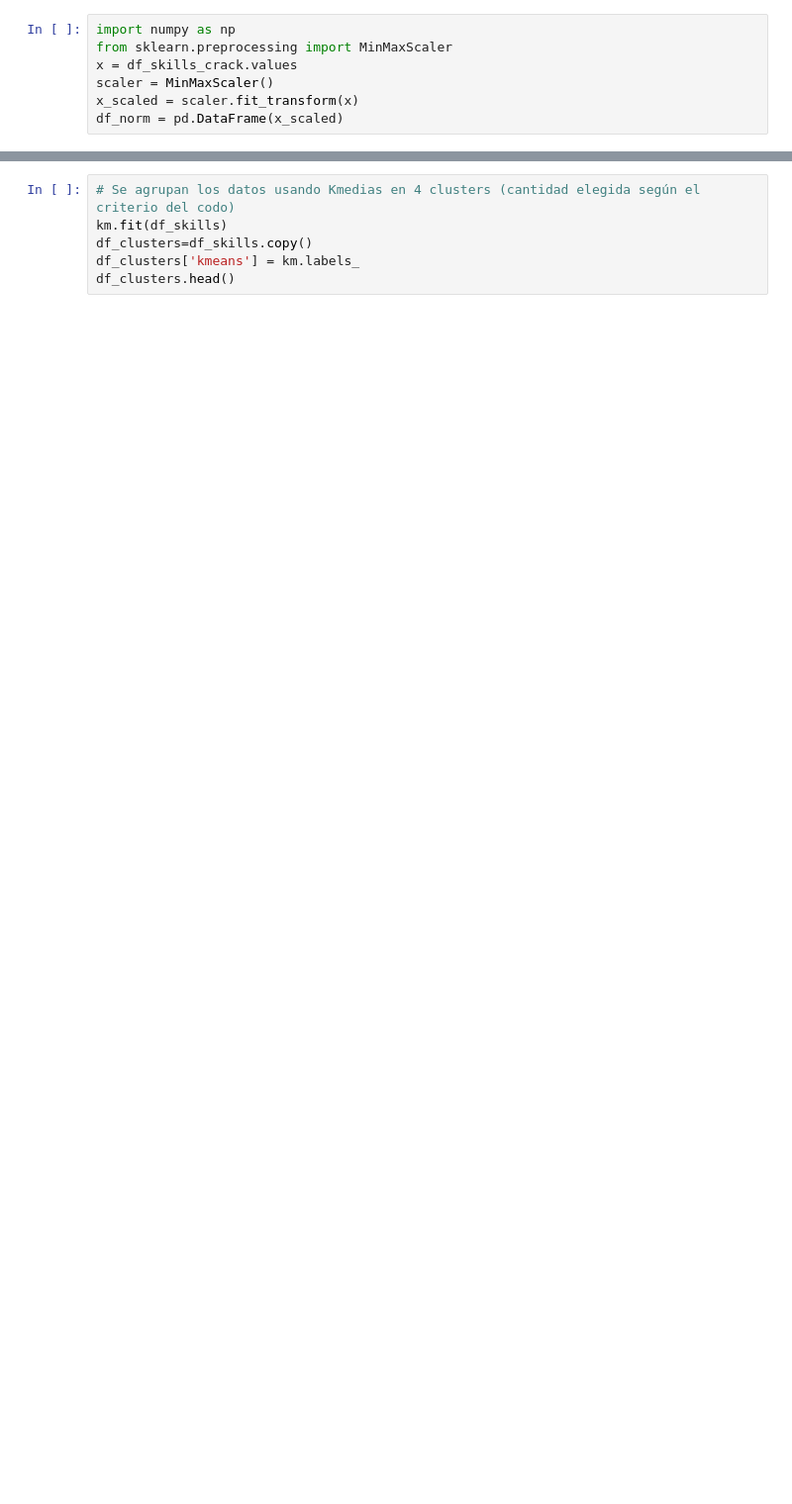
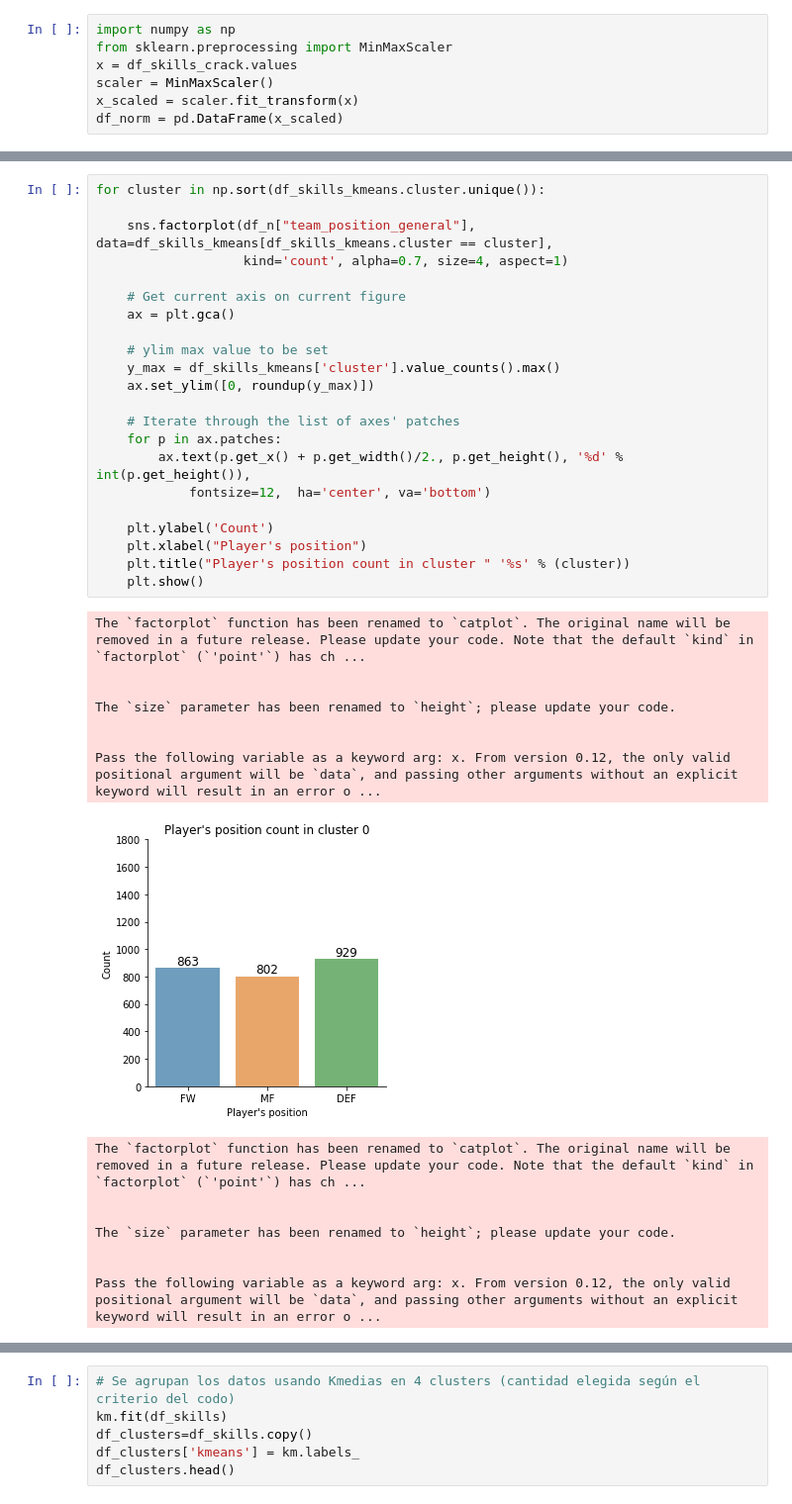
Before and after one commit to sanmope/PracticaDiplo, a Jupyter notebook: NO_SUP_Practico1.ipynb, the cells around one changed output, grey strips where cells are left out. Shown at 99% size. Drawn from its saved outputs; the diff is of its cells as text; blank space fills up the shorter version.

```diff
--- a/NO_SUP_Practico1.ipynb
+++ b/NO_SUP_Practico1.ipynb
@@ -320,0 +397,38 @@ Cantidad de datos por cluster con kmedias:  Counter({3: 1713, 1: 1644, 0: 959, 2
+# %%
+for cluster in np.sort(df_skills_kmeans.cluster.unique()):
+
+    sns.factorplot(df_n["team_position_general"], data=df_skills_kmeans[df_skills_kmeans.cluster == cluster],
+                   kind='count', alpha=0.7, size=4, aspect=1)
+
+    # Get current axis on current figure
+    ax = plt.gca()
+
+    # ylim max value to be set
+    y_max = df_skills_kmeans['cluster'].value_counts().max()
+    ax.set_ylim([0, roundup(y_max)])
+
+    # Iterate through the list of axes' patches
+    for p in ax.patches:
+        ax.text(p.get_x() + p.get_width()/2., p.get_height(), '%d' % int(p.get_height()),
+            fontsize=12,  ha='center', va='bottom')
+
+    plt.ylabel('Count')
+    plt.xlabel("Player's position")
+    plt.title("Player's position count in cluster " '%s' % (cluster))
+    plt.show()
+# %% [output]
+The `factorplot` function has been renamed to `catplot`. The original name will be removed in a future release. Please update your code. Note that the default `kind` in `factorplot` (`'point'`) has ch ...
+
+
+The `size` parameter has been renamed to `height`; please update your code.
+
+
+Pass the following variable as a keyword arg: x. From version 0.12, the only valid positional argument will be `data`, and passing other arguments without an explicit keyword will result in an error o ...
+[figure, added]
+The `factorplot` function has been renamed to `catplot`. The original name will be removed in a future release. Please update your code. Note that the default `kind` in `factorplot` (`'point'`) has ch ...
+
+
+The `size` parameter has been renamed to `height`; please update your code.
+
+
+Pass the following variable as a keyword arg: x. From version 0.12, the only valid positional argument will be `data`, and passing other arguments without an explicit keyword will result in an error o ...
```
Also changed, not shown: parts of 9 cells of this notebook.
